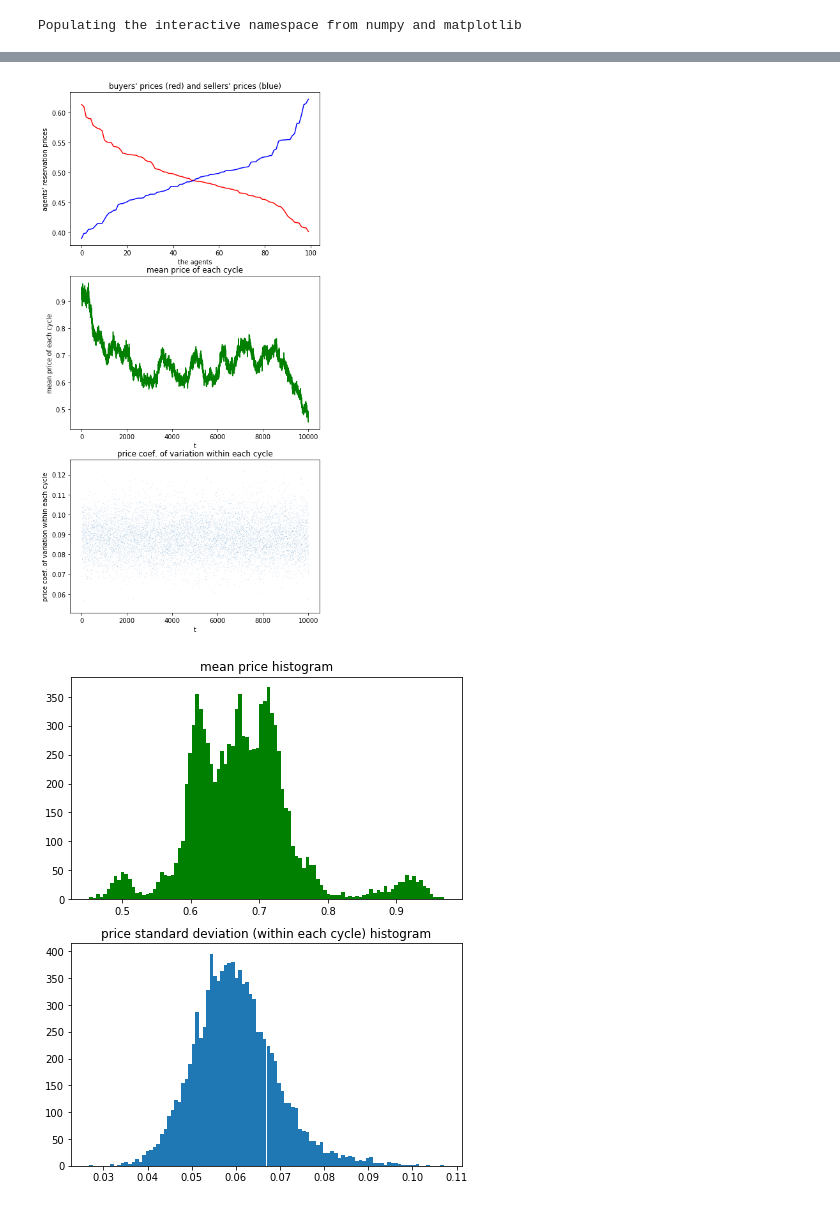
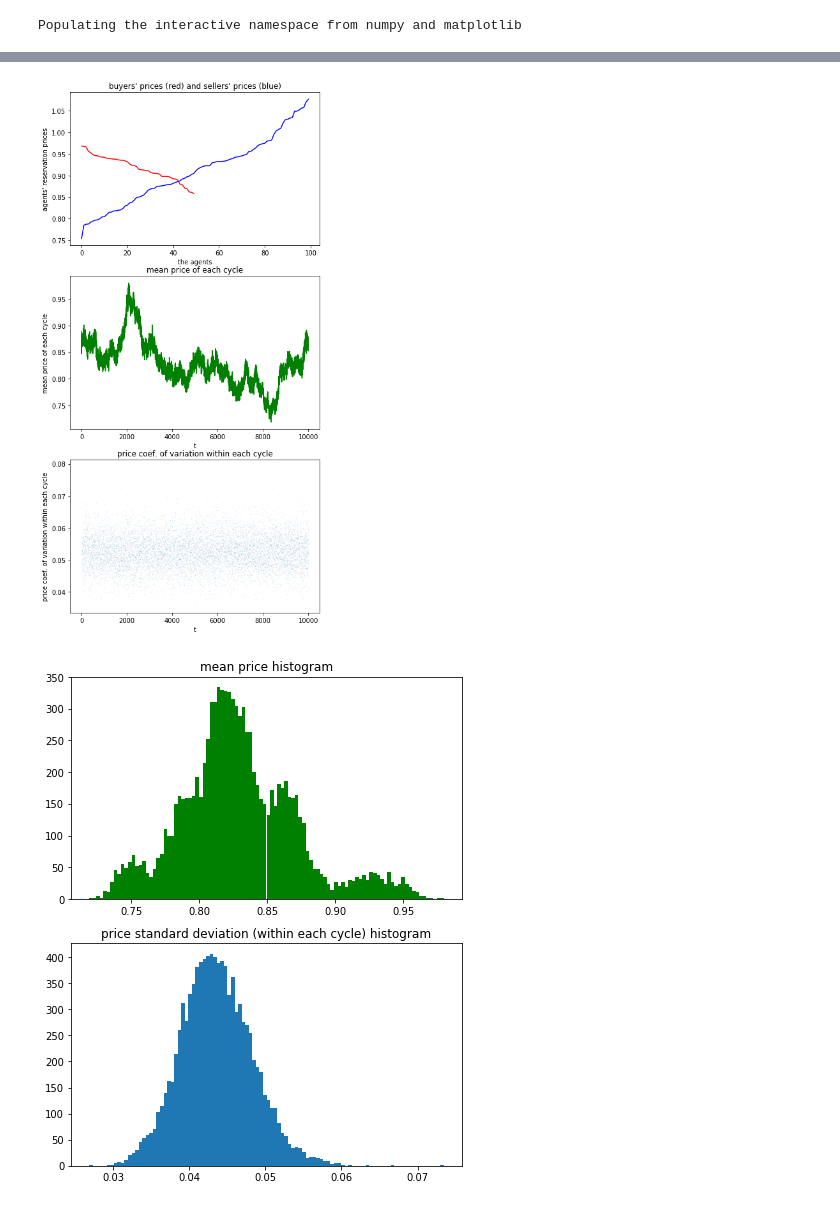
Before and after one commit to terna/microHayekianMarket, a Jupyter notebook: microHayekianMarket.ipynb, the cells around one changed output, grey strips where cells are left out. Drawn from its saved outputs; the diff is of its cells as text; code cells hidden in the pictures.

```diff
--- a/microHayekianMarket.ipynb
+++ b/microHayekianMarket.ipynb
@@ -43,13 +47,14 @@ Populating the interactive namespace from numpy and matplotlib
 # %%
 # warming up
 
-# executed before both:
+# execute before both:
 #                     - the hayekian perspective or
 #                     - the unstructured case
 def warmingUp():
     global nCycles, nBuyers, nSellers,\
         buyersSellersRatio, sellersBuyersRatio,\
-        usingRatios, d0, d1, d2, buyerPriceList, sellerPriceList
+        usingRatios, usingSqueezeRate, squeezeRate,\
+        d0, d1, d2, buyerPriceList, sellerPriceList
 
     nCycles=10000
     nBuyers= 100
@@ -58,6 +63,8 @@ def warmingUp():
     buyersSellersRatio=nBuyers/nSellers
     sellersBuyersRatio=nSellers/nBuyers
     usingRatios=True
+    squeezeRate=0.3 # always < 1
+    usingSqueezeRate=False
 
     seed=111
     np.random.seed(seed)
@@ -92,9 +99,14 @@ meanPrice_ts=[]
 meanPriceStDev_ts=[]
 meanPriceVar_ts=[]
 
-if usingRatios:
-    if buyersSellersRatio>1: d2/=sellersBuyersRatio
-    if sellersBuyersRatio>1: d1/=buyersSellersRatio
+if usingRatios and not usingSqueezeRate:
+    if buyersSellersRatio>1: d2*=sellersBuyersRatio
+    if sellersBuyersRatio>1: d1*=buyersSellersRatio
+
+if usingRatios and usingSqueezeRate:
+    if buyersSellersRatio>1: d2*=sellersBuyersRatio*squeezeRate
+    if sellersBuyersRatio>1: d1*=buyersSellersRatio*squeezeRate
+
 
 for t in range(1,nCycles+1):
     dealPrices=[]
@@ -182,5 +194,5 @@ if meanPriceStDev_ts_hist != []:
-[figure, old version]
+[figure, new version]
-[figure, old version]
+[figure, new version]
 # %%
 # unstructured case
 
```
Also changed, not shown: parts of 3 cells of this notebook, 10 other files.
